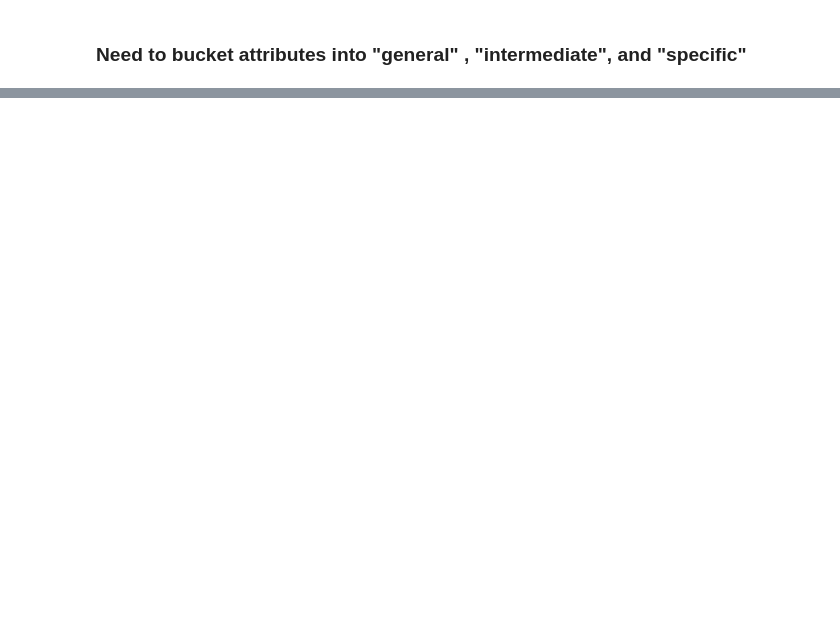
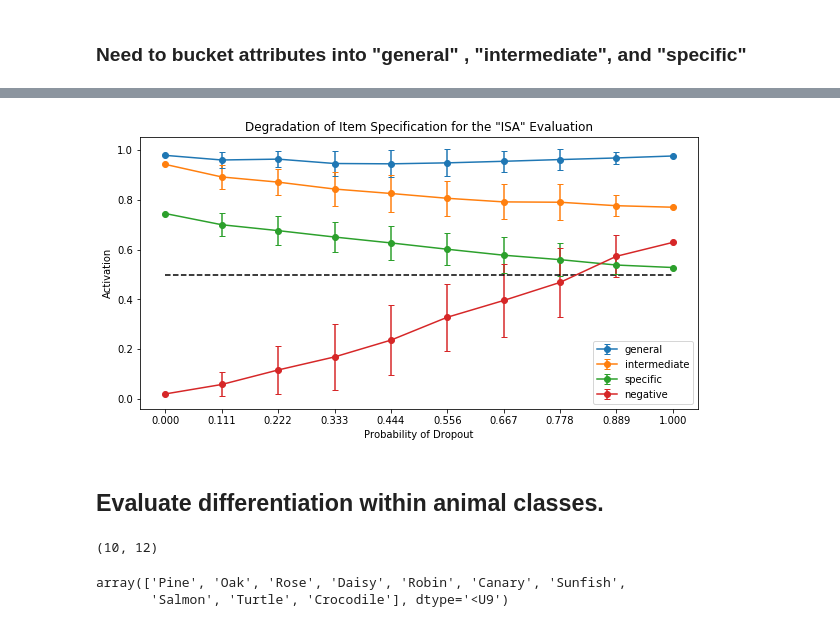
Before and after one commit to petersim1/CCM_Final_Project, a Jupyter notebook: Model_Eval.ipynb, the cells around one changed output, grey strips where cells are left out. Cells and saved outputs as stored; diff of their text form; code cells hidden in the pictures; blank space fills up the shorter version.

```diff
--- a/Model_Eval.ipynb
+++ b/Model_Eval.ipynb
@@ -305,0 +293,31 @@ for i in range(input_pats.shape[0]) :
+# %%
+probabilities_use = np.linspace(0,1,10)
+relation_use= 'ISA'
+test = Noise_Degredation(mynet,probabilities_use,50,apply_dropout_noise,Categorize_Outputs,
+                         general,intermediate,specific,relation_use)
+# %%
+test_formatted = {}
+for k,v in test.items() :
+    test_formatted[k] = {}
+    for scale,vals in v.items() :
+        test_formatted[k][scale] = {}
+        test_formatted[k][scale]['mean'] = np.mean(vals,axis=0)
+        test_formatted[k][scale]['std'] = np.std(vals,axis=0)
+# %%
+plt.figure(figsize=(10,5))
+for k,v in test_formatted.items() :
+    to_plot = [v[scale]['mean'] for scale in v.keys()]
+    to_plot_error = [v[scale]['std'] for scale in v.keys()]
+    plt.errorbar(probabilities_use,to_plot,yerr=to_plot_error,label=k,linestye=None,marker='o',capsize=3)
+
+plt.hlines(y=.5,xmin=0,xmax=max(probabilities_use),linestyle='--')
+plt.legend()
+plt.xticks(probabilities_use)
+plt.title('Degradation of Item Specification for the "{}" Evaluation'.format(relation_use))
+plt.xlabel('Probability of Dropout')
+plt.ylabel('Activation')
+plt.show()
+# %% [output]
+[figure, added]
+# %% [markdown]
+## Evaluate differentiation within animal classes.
@@ -305,0 +326,9 @@ for i in range(input_pats.shape[0]) :
+# %%
+rep_layers[0].shape
+# %% [output]
+(10, 12)
+# %%
+names_items
+# %% [output]
+array(['Pine', 'Oak', 'Rose', 'Daisy', 'Robin', 'Canary', 'Sunfish',
+       'Salmon', 'Turtle', 'Crocodile'], dtype='<U9')
```
Also changed, not shown: parts of 19 cells of this notebook, 1 other file.
